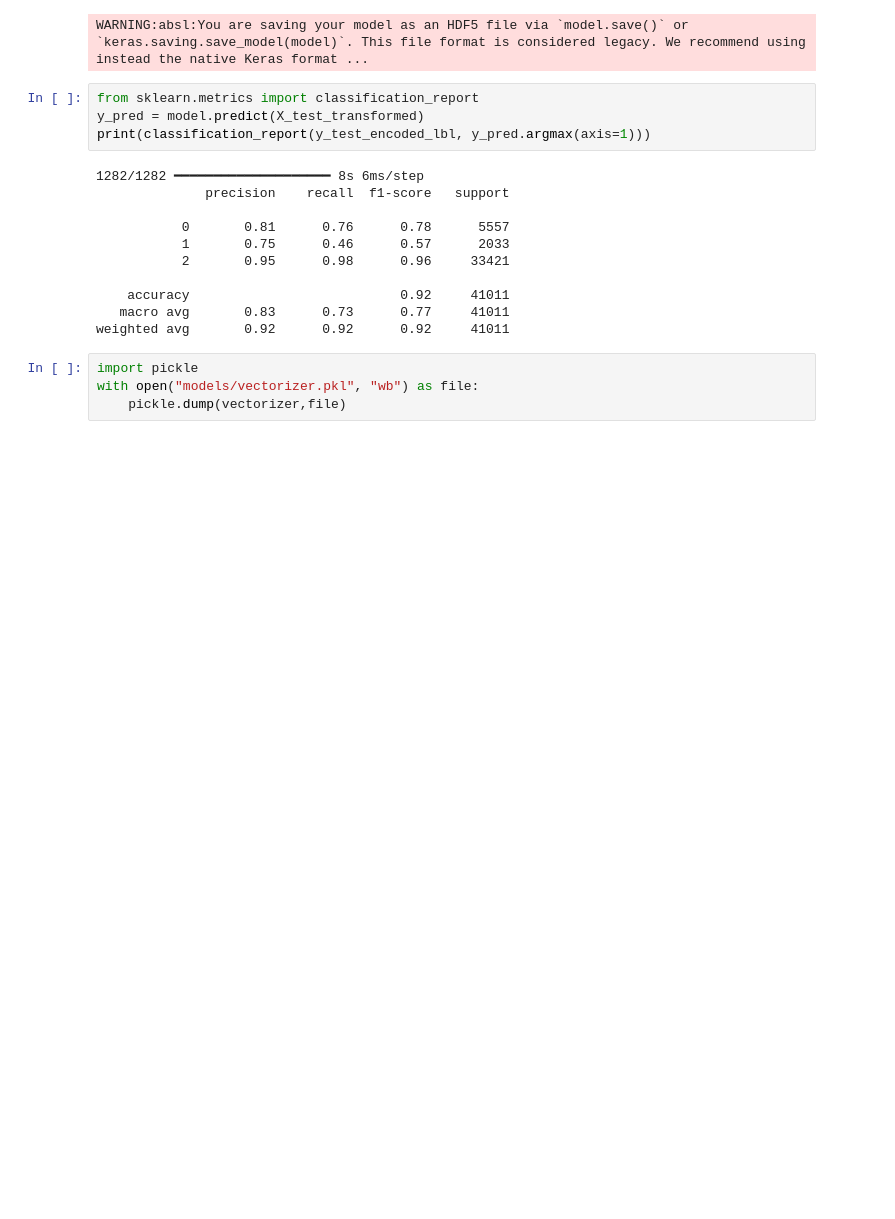
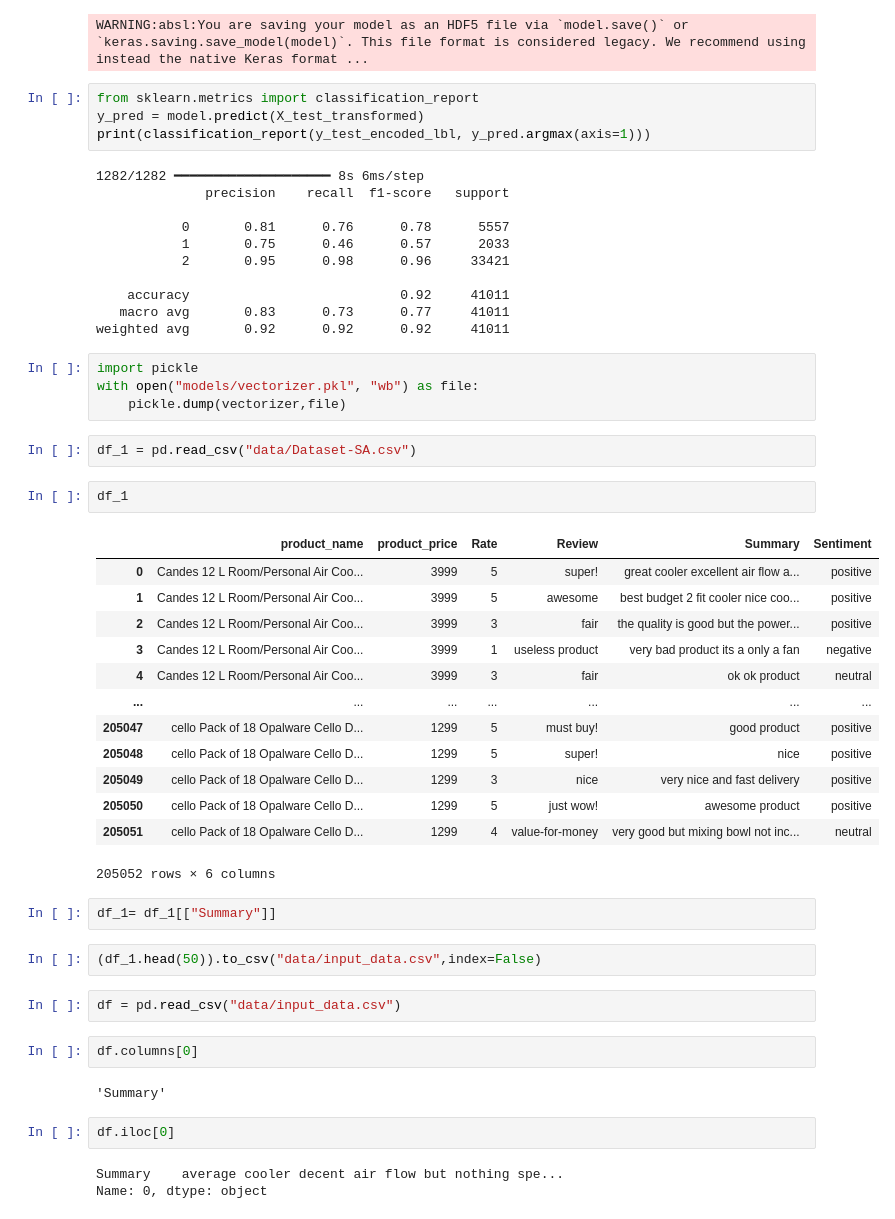
Before and after one commit to mShubham18/FeedbackPrediction, a Jupyter notebook: Final.ipynb, the cells around one changed output. Cells and saved outputs as stored; diff of their text form; blank space fills up the shorter version.

```diff
--- a/Final.ipynb
+++ b/Final.ipynb
@@ -243,3 +251,36 @@ weighted avg       0.92      0.92      0.92     41011
 import pickle
 with open("models/vectorizer.pkl", "wb") as file:
     pickle.dump(vectorizer,file)
+# %%
+df_1 = pd.read_csv("data/Dataset-SA.csv")
+# %%
+df_1
+# %% [output]
+|  | product_name | product_price | Rate | Review | Summary | Sentiment |
+| 0 | Candes 12 L Room/Personal Air Coo... | 3999 | 5 | super! | great cooler excellent air flow a... | positive |
+| 1 | Candes 12 L Room/Personal Air Coo... | 3999 | 5 | awesome | best budget 2 fit cooler nice coo... | positive |
+| 2 | Candes 12 L Room/Personal Air Coo... | 3999 | 3 | fair | the quality is good but the power... | positive |
+| 3 | Candes 12 L Room/Personal Air Coo... | 3999 | 1 | useless product | very bad product its a only a fan | negative |
+| 4 | Candes 12 L Room/Personal Air Coo... | 3999 | 3 | fair | ok ok product | neutral |
+| ... | ... | ... | ... | ... | ... | ... |
+| 205047 | cello Pack of 18 Opalware Cello D... | 1299 | 5 | must buy! | good product | positive |
+| 205048 | cello Pack of 18 Opalware Cello D... | 1299 | 5 | super! | nice | positive |
+| 205049 | cello Pack of 18 Opalware Cello D... | 1299 | 3 | nice | very nice and fast delivery | positive |
+| 205050 | cello Pack of 18 Opalware Cello D... | 1299 | 5 | just wow! | awesome product | positive |
+| 205051 | cello Pack of 18 Opalware Cello D... | 1299 | 4 | value-for-money | very good but mixing bowl not inc... | neutral |
+205052 rows × 6 columns
+# %%
+df_1= df_1[["Summary"]]
+# %%
+(df_1.head(50)).to_csv("data/input_data.csv",index=False)
+# %%
+df = pd.read_csv("data/input_data.csv")
+# %%
+df.columns[0]
+# %% [output]
+'Summary'
+# %%
+df.iloc[0]
+# %% [output]
+Summary    average cooler decent air flow but nothing spe...
+Name: 0, dtype: object
```
Also changed, not shown: parts of 6 cells of this notebook, 2 other files.
